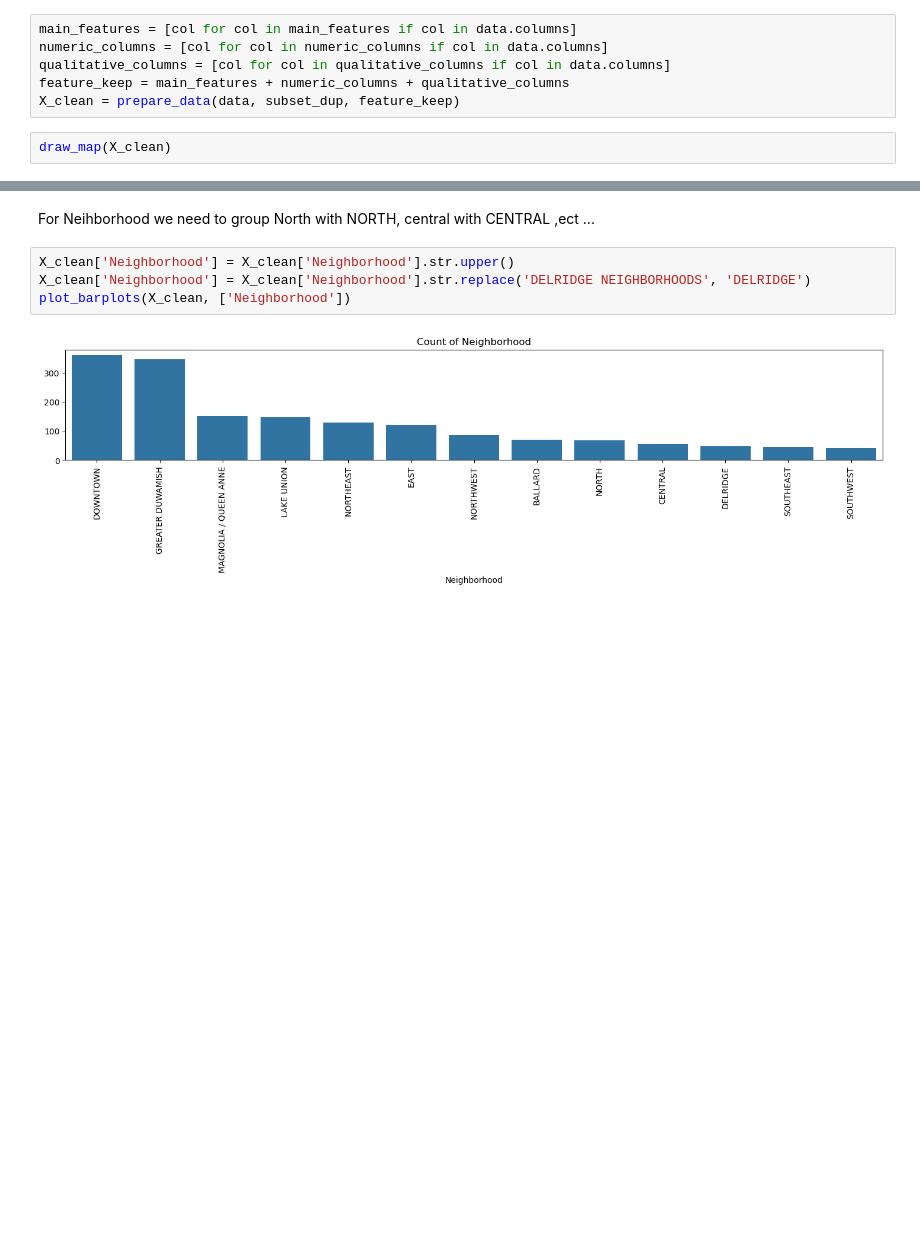
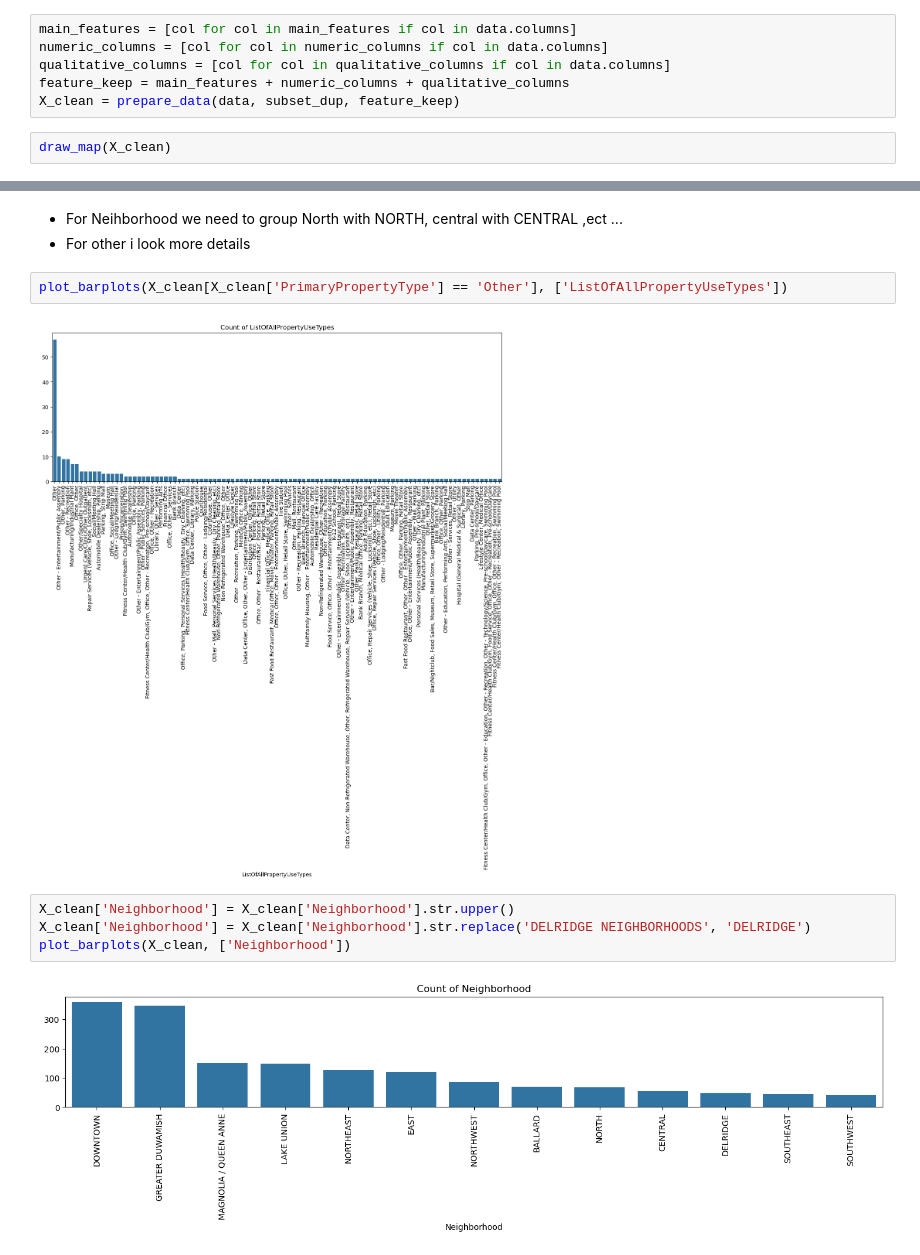
Before and after one commit to hystb/P3_OC_Anticipez_les_besoins_en_consommation_de_batiments, a Jupyter notebook: Milan_Nicolas_1_notebook_exploratoire_082024.ipynb, the cells around one changed output, grey strips where cells are left out. Drawn from its saved outputs; the diff is of its cells as text; blank space fills up the shorter version.

```diff
--- a/Milan_Nicolas_1_notebook_exploratoire_082024.ipynb
+++ b/Milan_Nicolas_1_notebook_exploratoire_082024.ipynb
@@ -136,5 +229,10 @@ plot_barplots(X_clean, ['BuildingType', 'PrimaryPropertyType', 'Neighborhood'])
 # %% [markdown]
-For Neihborhood we need to group North with NORTH, central with CENTRAL ,ect ...
+- For Neihborhood we need to group North with NORTH, central with CENTRAL ,ect ...
+- For other i look more details
+# %%
+plot_barplots(X_clean[X_clean['PrimaryPropertyType'] == 'Other'], ['ListOfAllPropertyUseTypes'])
+# %% [output]
+[figure, added]
 # %%
 X_clean['Neighborhood'] = X_clean['Neighborhood'].str.upper()
 X_clean['Neighborhood'] = X_clean['Neighborhood'].str.replace('DELRIDGE NEIGHBORHOODS', 'DELRIDGE')
```
Also changed, not shown: parts of 21 cells of this notebook.
